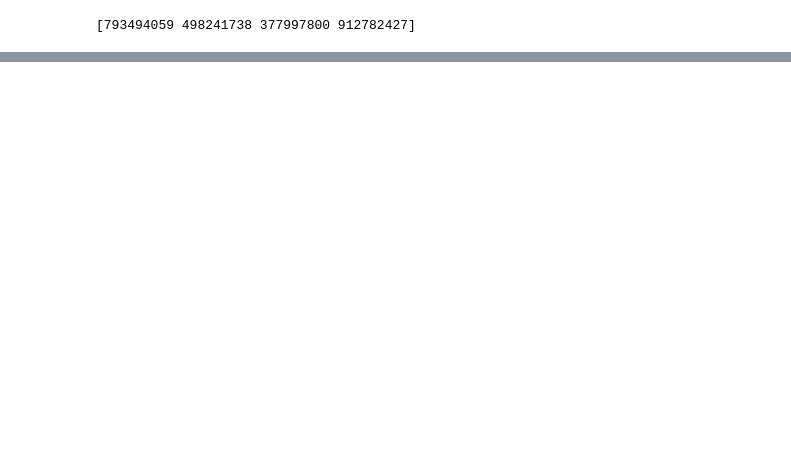
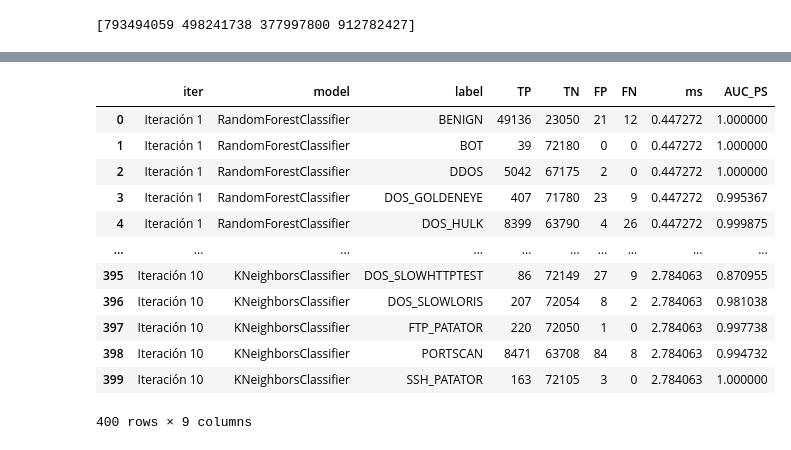
Before and after one commit to alanum9603/IDS_Thesis, a Jupyter notebook: 4_modelado/model.ipynb, the cells around one changed output, grey strips where cells are left out. Drawn from its saved outputs; the diff is of its cells as text; code cells hidden in the pictures; blank space fills up the shorter version.

```diff
--- a/4_modelado/model.ipynb
+++ b/4_modelado/model.ipynb
@@ -272,0 +664,16 @@ ValueError: y contains previously unseen labels: nan
+# %%
+df_validation
+# %% [output]
+|  | iter | model | label | TP | TN | FP | FN | ms | AUC_PS |
+| 0 | Iteración 1 | RandomForestClassifier | BENIGN | 49136 | 23050 | 21 | 12 | 0.447272 | 1.000000 |
+| 1 | Iteración 1 | RandomForestClassifier | BOT | 39 | 72180 | 0 | 0 | 0.447272 | 1.000000 |
+| 2 | Iteración 1 | RandomForestClassifier | DDOS | 5042 | 67175 | 2 | 0 | 0.447272 | 1.000000 |
+| 3 | Iteración 1 | RandomForestClassifier | DOS_GOLDENEYE | 407 | 71780 | 23 | 9 | 0.447272 | 0.995367 |
+| 4 | Iteración 1 | RandomForestClassifier | DOS_HULK | 8399 | 63790 | 4 | 26 | 0.447272 | 0.999875 |
+| ... | ... | ... | ... | ... | ... | ... | ... | ... | ... |
+| 395 | Iteración 10 | KNeighborsClassifier | DOS_SLOWHTTPTEST | 86 | 72149 | 27 | 9 | 2.784063 | 0.870955 |
+| 396 | Iteración 10 | KNeighborsClassifier | DOS_SLOWLORIS | 207 | 72054 | 8 | 2 | 2.784063 | 0.981038 |
+| 397 | Iteración 10 | KNeighborsClassifier | FTP_PATATOR | 220 | 72050 | 1 | 0 | 2.784063 | 0.997738 |
+| 398 | Iteración 10 | KNeighborsClassifier | PORTSCAN | 8471 | 63708 | 84 | 8 | 2.784063 | 0.994732 |
+| 399 | Iteración 10 | KNeighborsClassifier | SSH_PATATOR | 163 | 72105 | 3 | 0 | 2.784063 | 1.000000 |
+400 rows × 9 columns
```
Also changed, not shown: parts of 20 cells of this notebook, 9 other files.
